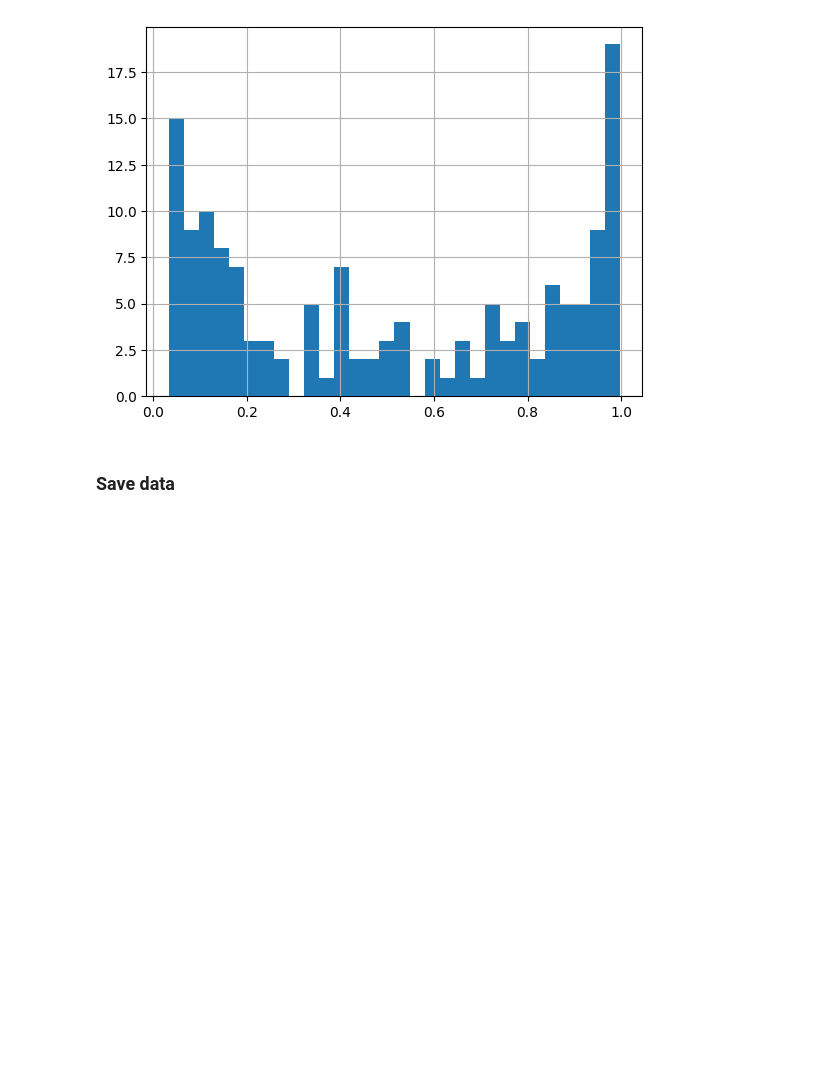
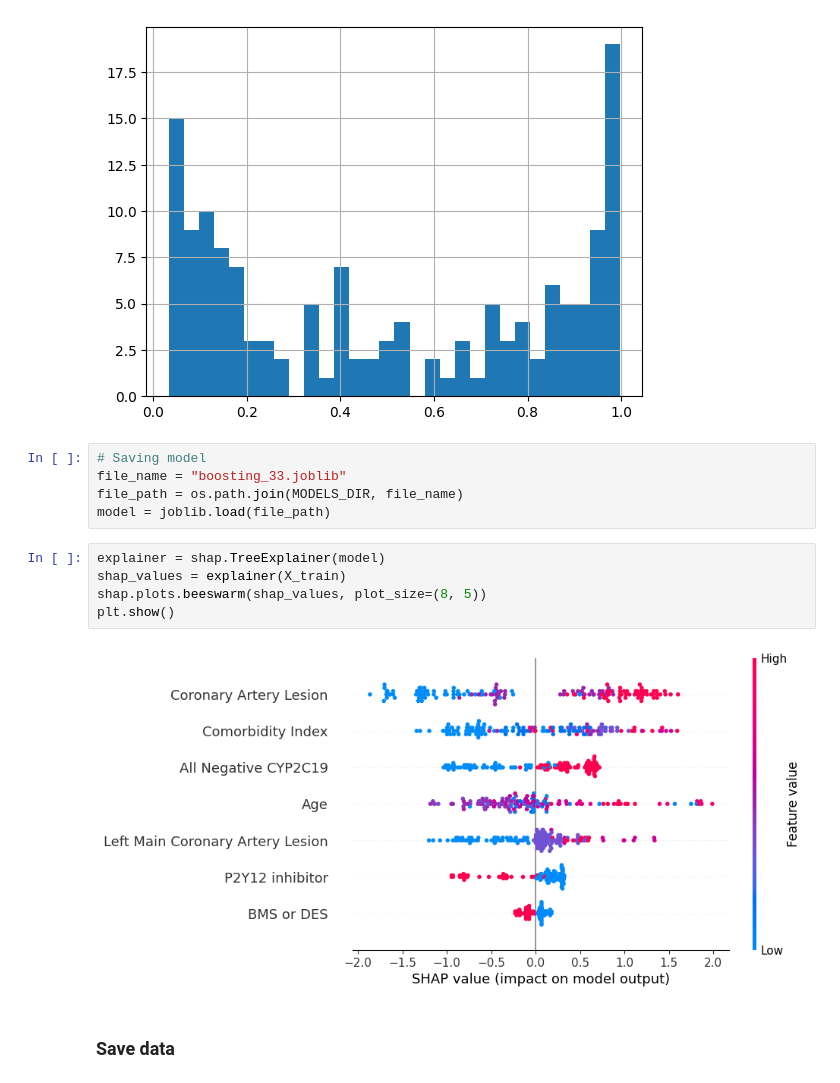
Before and after one commit to KonstantinBurkin/uplift-modelling, a Jupyter notebook: notebooks/2_boosting.ipynb, the cells around one changed output. Saved outputs shown, nothing was run; the diff lists cells and outputs as text; blank space fills up the shorter version.

```diff
--- a/notebooks/2_boosting.ipynb
+++ b/notebooks/2_boosting.ipynb
@@ -89,6 +90,18 @@ plt.hist(model.predict_proba(X_train)[:, 1], bins=30)
 plt.grid()
 # %% [output]
 [figure]
+# %%
+# Saving model
+file_name = "boosting_33.joblib"
+file_path = os.path.join(MODELS_DIR, file_name)
+model = joblib.load(file_path)
+# %%
+explainer = shap.TreeExplainer(model)
+shap_values = explainer(X_train)
+shap.plots.beeswarm(shap_values, plot_size=(8, 5))
+plt.show()
+# %% [output]
+[figure, added]
 # %% [markdown]
 ### Save data
 # %%
```
Also changed, not shown: parts of 1 cell of this notebook, 7 other files.
